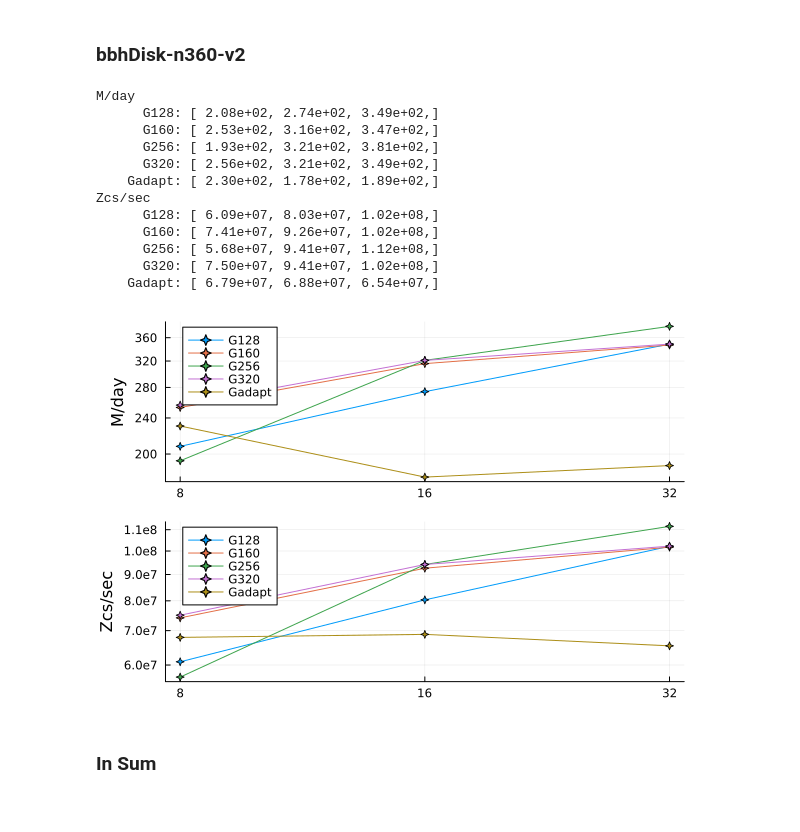
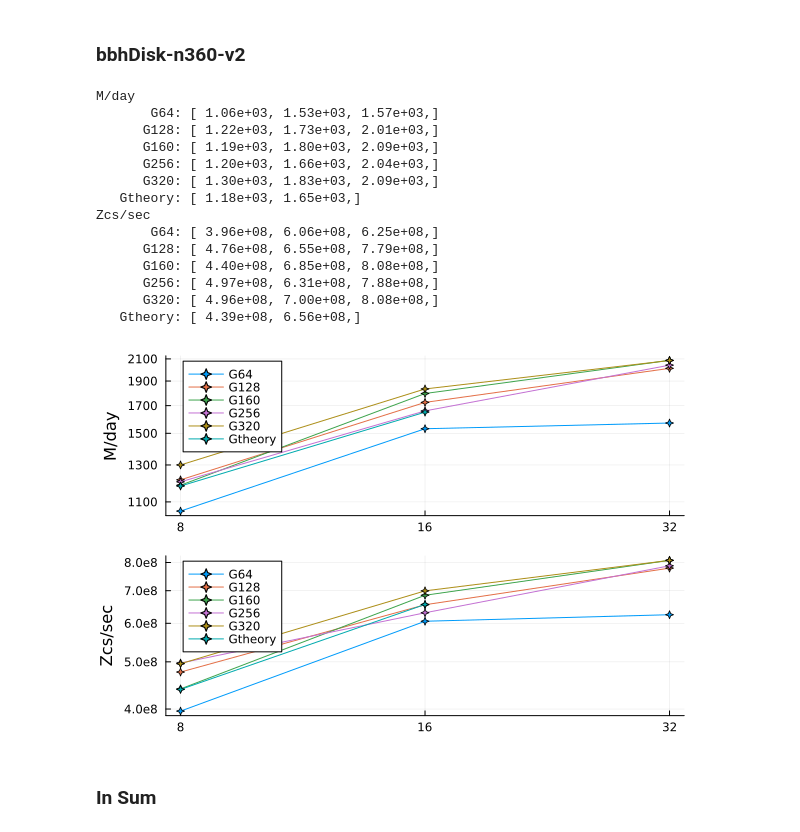
Before and after one commit to lwJi/ETK-Scaling-Tests, a Jupyter notebook: vista/ipynb/bbhDisk-Cowling-SC.ipynb, the cells around one changed output. Drawn from its saved outputs; the diff is of its cells as text; code cells hidden in the pictures.

```diff
--- a/vista/ipynb/bbhDisk-Cowling-SC.ipynb
+++ b/vista/ipynb/bbhDisk-Cowling-SC.ipynb
@@ -150,49 +150,52 @@ Zcs/sec
 # %%
 let patt_dirss = [
         ([
+            (r"Cow_L12_G64-N\d+-MPI\d+_r0000", "G64"),
             (r"Cow_L12_G128-N\d+-MPI\d+_r0000", "G128"),
             (r"Cow_L12_G160-N\d+-MPI\d+_r0000", "G160"),
             (r"Cow_L12_G256-N\d+-MPI\d+_r0000", "G256"),
             (r"Cow_L12_G320-N\d+-MPI\d+_r0000", "G320"),
-            (r"Cow_L12_Gadapt-N\d+-MPI\d+_r0000", "Gadapt"),
-        ], "../data/bbhDisk/bbhDisk-n320-v2", :star4),
+            (r"Cow_L12_Gtheory-N\d+-MPI\d+_r0000", "Gtheory"),
+        ], "../data/bbhDisk-SC/bbhDisk-n320-v2", :star4),
     ]
     # Plot M/day
     plt1 = plot(ylabel="M/day", xscale=:log10, yscale=:log10)
     xs = [4, 8, 16, 32]
     xticks!(plt1, xs, [string(n) for n in xs])
-    ys = [200, 240, 280, 320, 360]
+    ys = [1100, 1300, 1500, 1700, 1900, 2100]
     yticks!(plt1, ys, [string(n) for n in ys])
     println("M/day")
     Misc.plot_scaling(plt1, patt_dirss; option="TotalComputeTime", is_print_value=true)
 
     # Plot Zcs/sec
     plt2 = plot(ylabel="Zcs/sec", xscale=:log10, yscale=:log10)
     xs = [4, 8, 16, 32]
     xticks!(plt2, xs, [string(n) for n in xs])
-    ys = [6e7, 7e7, 8e7, 9e7, 1e8, 1.1e8]
+    ys = [4e8, 5e8, 6e8, 7e8, 8e8]
     yticks!(plt2, ys, [string(n) for n in ys])
     println("Zcs/sec")
     Misc.plot_scaling(plt2, patt_dirss; option="ZcsPerSecond", is_print_value=true)
 
     # Sum
     plt = plot(plt1, plt2, layout=(2,1))
     display(plt)
 end
 # %% [output]
 M/day
-      G128: [ 2.08e+02, 2.74e+02, 3.49e+02,]
-      G160: [ 2.53e+02, 3.16e+02, 3.47e+02,]
-      G256: [ 1.93e+02, 3.21e+02, 3.81e+02,]
-      G320: [ 2.56e+02, 3.21e+02, 3.49e+02,]
-    Gadapt: [ 2.30e+02, 1.78e+02, 1.89e+02,]
+       G64: [ 1.06e+03, 1.53e+03, 1.57e+03,]
+      G128: [ 1.22e+03, 1.73e+03, 2.01e+03,]
+      G160: [ 1.19e+03, 1.80e+03, 2.09e+03,]
+      G256: [ 1.20e+03, 1.66e+03, 2.04e+03,]
+      G320: [ 1.30e+03, 1.83e+03, 2.09e+03,]
+   Gtheory: [ 1.18e+03, 1.65e+03,]
 Zcs/sec
-      G128: [ 6.09e+07, 8.03e+07, 1.02e+08,]
-      G160: [ 7.41e+07, 9.26e+07, 1.02e+08,]
-      G256: [ 5.68e+07, 9.41e+07, 1.12e+08,]
-      G320: [ 7.50e+07, 9.41e+07, 1.02e+08,]
-    Gadapt: [ 6.79e+07, 6.88e+07, 6.54e+07,]
+       G64: [ 3.96e+08, 6.06e+08, 6.25e+08,]
+      G128: [ 4.76e+08, 6.55e+08, 7.79e+08,]
+      G160: [ 4.40e+08, 6.85e+08, 8.08e+08,]
+      G256: [ 4.97e+08, 6.31e+08, 7.88e+08,]
+      G320: [ 4.96e+08, 7.00e+08, 8.08e+08,]
+   Gtheory: [ 4.39e+08, 6.56e+08,]
-[figure, old version]
+[figure, new version]
 # %% [markdown]
 ### In Sum
 # %%
```
Also changed, not shown: parts of 6 cells of this notebook.
